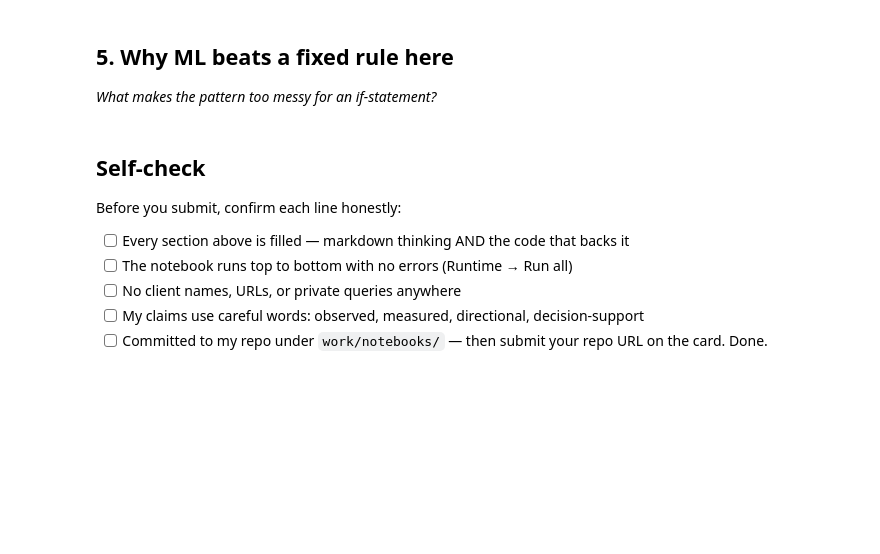
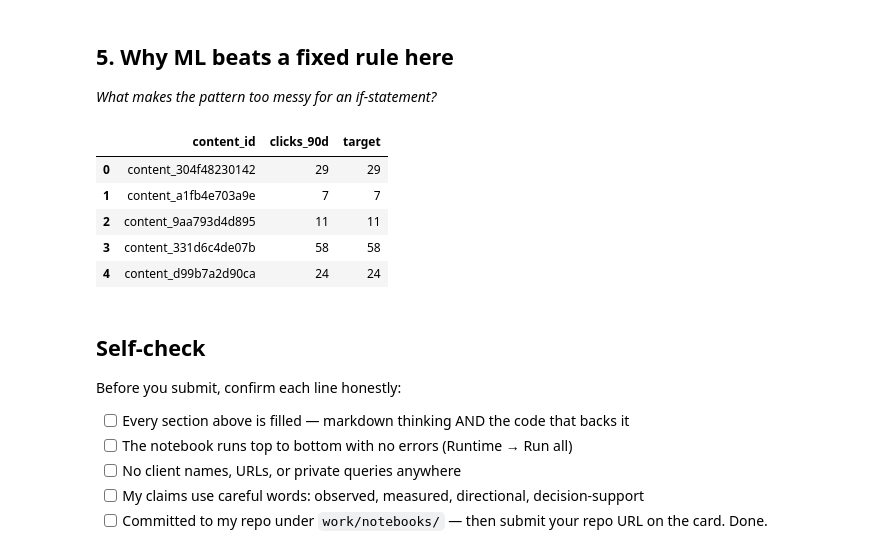
Before and after one commit to abhinav77040/Flyrank-ml-internship, a Jupyter notebook: work/notebooks/w02_ml_task_framing.ipynb, the cells around one changed output. Cells and saved outputs as stored; diff of their text form; code cells hidden in the pictures; blank space fills up the shorter version.

```diff
--- a/work/notebooks/w02_ml_task_framing.ipynb
+++ b/work/notebooks/w02_ml_task_framing.ipynb
@@ -44,3 +88,14 @@ This skeleton is yours to fill. Work the sections **in order** — each one has
+# %%
+df["target"] = df["clicks_90d"]
+
+df[["content_id", "clicks_90d", "target"]].head()
+# %% [output]
+|  | content_id | clicks_90d | target |
+| 0 | content_304f48230142 | 29 | 29 |
+| 1 | content_a1fb4e703a9e | 7 | 7 |
+| 2 | content_9aa793d4d895 | 11 | 11 |
+| 3 | content_331d6c4de07b | 58 | 58 |
+| 4 | content_d99b7a2d90ca | 24 | 24 |
 # %% [markdown]
 ## Self-check
 
```
Also changed, not shown: parts of 14 cells of this notebook.
